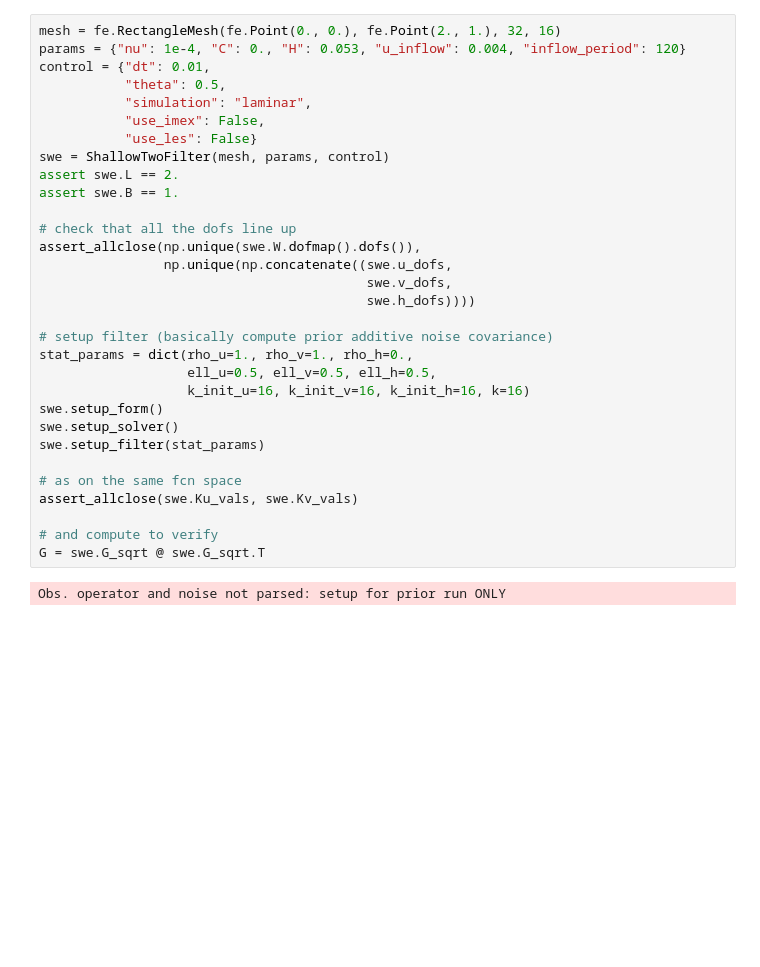
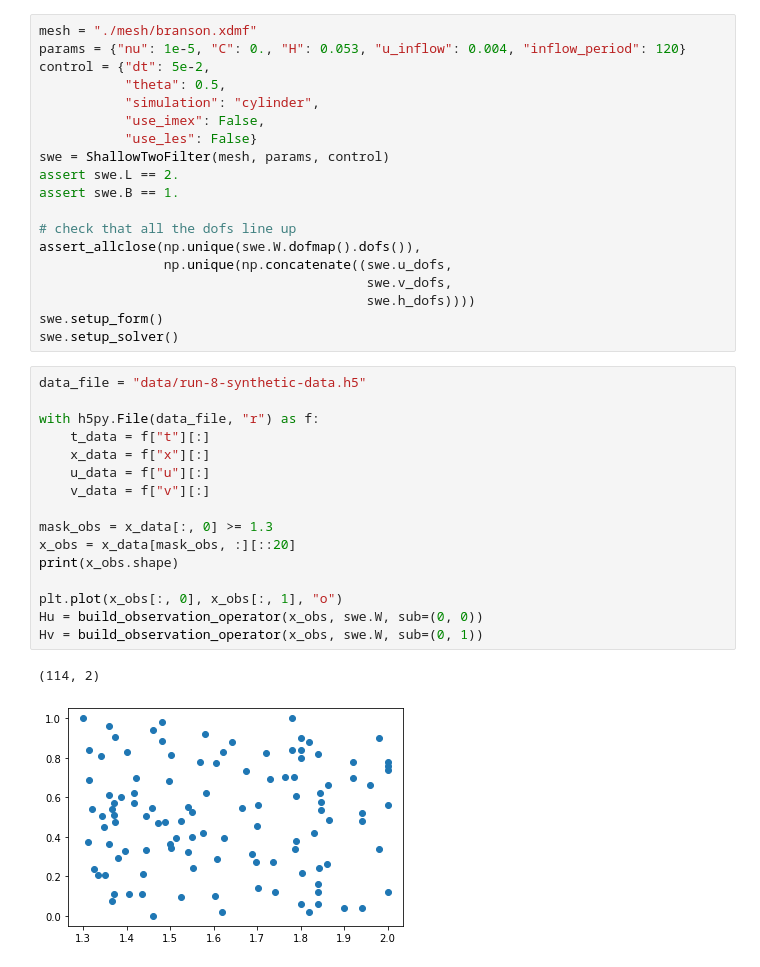
Before and after one commit to connor-duffin/sswfe, a Jupyter notebook: docs/check-swe-filter.ipynb, the cells around one changed output. Drawn from its saved outputs; the diff is of its cells as text; blank space fills up the shorter version.

```diff
--- a/docs/check-swe-filter.ipynb
+++ b/docs/check-swe-filter.ipynb
@@ -16,9 +23,9 @@ from scripts.swe_2d import ShallowTwo, ShallowTwoFilter
 # %%
-mesh = fe.RectangleMesh(fe.Point(0., 0.), fe.Point(2., 1.), 32, 16)
-params = {"nu": 1e-4, "C": 0., "H": 0.053, "u_inflow": 0.004, "inflow_period": 120}
-control = {"dt": 0.01,
+mesh = "./mesh/branson.xdmf"
+params = {"nu": 1e-5, "C": 0., "H": 0.053, "u_inflow": 0.004, "inflow_period": 120}
+control = {"dt": 5e-2,
            "theta": 0.5,
-           "simulation": "laminar",
+           "simulation": "cylinder",
            "use_imex": False,
            "use_les": False}
 swe = ShallowTwoFilter(mesh, params, control)
@@ -30,19 +37,24 @@ assert_allclose(np.unique(swe.W.dofmap().dofs()),
                 np.unique(np.concatenate((swe.u_dofs,
                                           swe.v_dofs,
                                           swe.h_dofs))))
-
-# setup filter (basically compute prior additive noise covariance)
-stat_params = dict(rho_u=1., rho_v=1., rho_h=0.,
-                   ell_u=0.5, ell_v=0.5, ell_h=0.5,
-                   k_init_u=16, k_init_v=16, k_init_h=16, k=16)
 swe.setup_form()
 swe.setup_solver()
-swe.setup_filter(stat_params)
-
-# as on the same fcn space
-assert_allclose(swe.Ku_vals, swe.Kv_vals)
-
-# and compute to verify
-G = swe.G_sqrt @ swe.G_sqrt.T
-# %% [output]
-Obs. operator and noise not parsed: setup for prior run ONLY
+# %%
+data_file = "data/run-8-synthetic-data.h5"
+
+with h5py.File(data_file, "r") as f:
+    t_data = f["t"][:]
+    x_data = f["x"][:]
+    u_data = f["u"][:]
+    v_data = f["v"][:]
+
+mask_obs = x_data[:, 0] >= 1.3
+x_obs = x_data[mask_obs, :][::20]
+print(x_obs.shape)
+
+plt.plot(x_obs[:, 0], x_obs[:, 1], "o")
+Hu = build_observation_operator(x_obs, swe.W, sub=(0, 0))
+Hv = build_observation_operator(x_obs, swe.W, sub=(0, 1))
+# %% [output]
+(114, 2)
+[figure, added]
```
Also changed, not shown: parts of 9 cells of this notebook, 1 other file.
